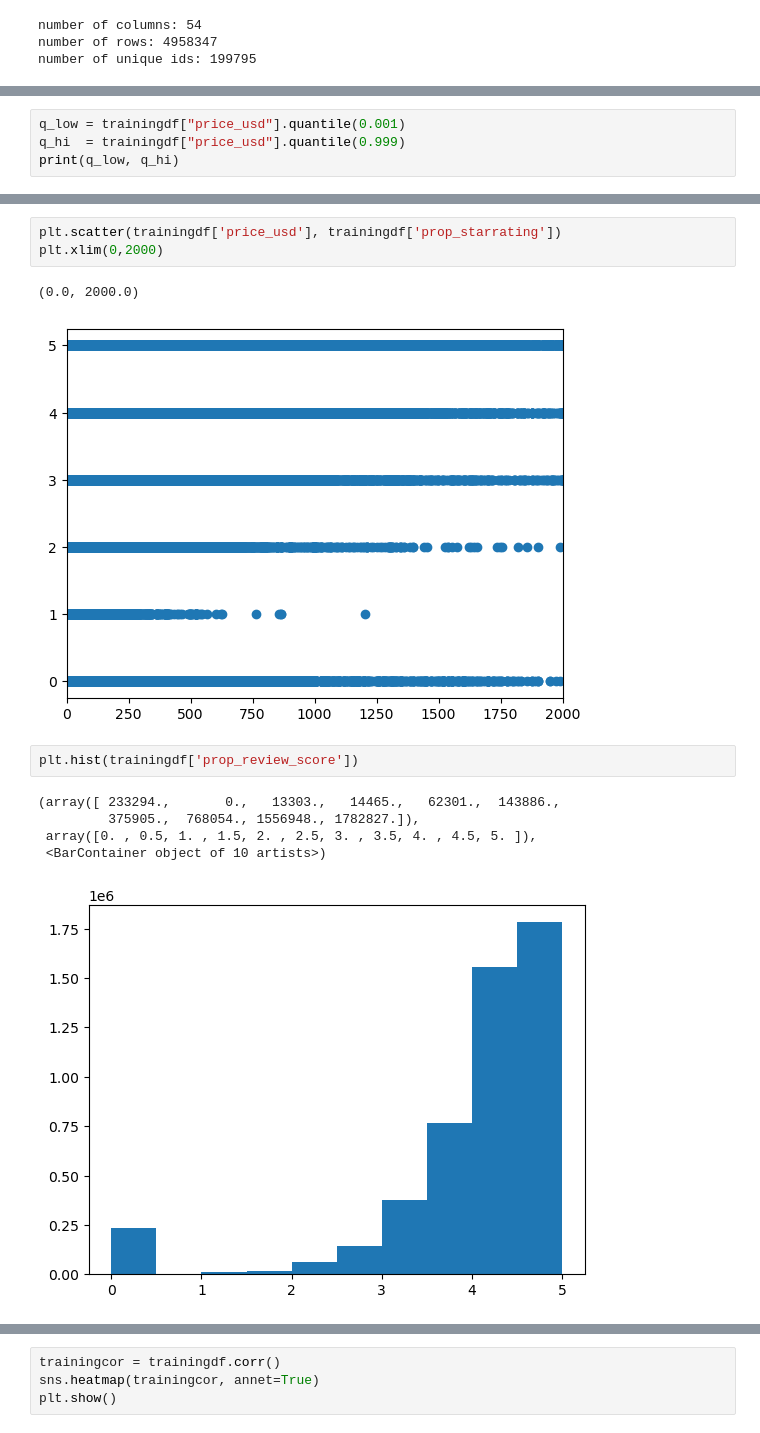
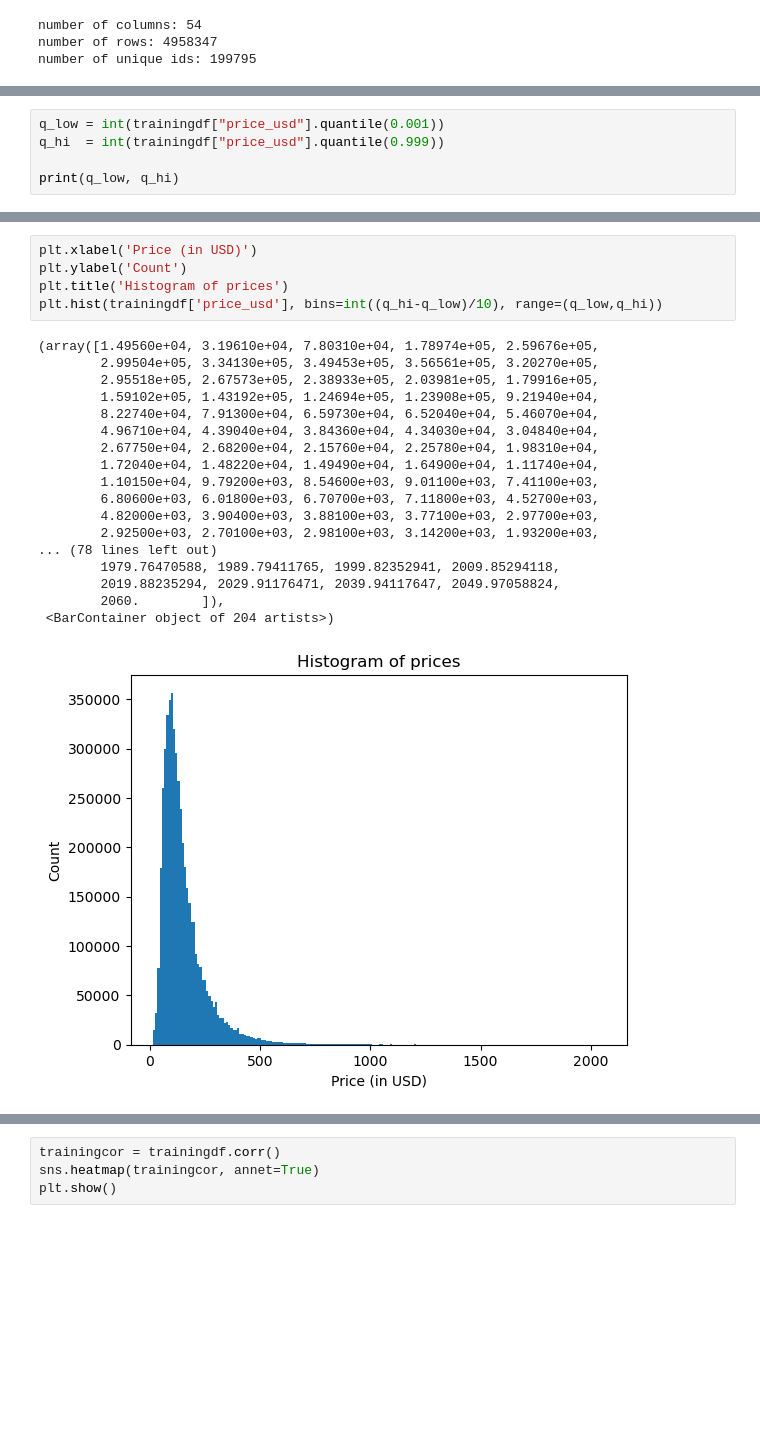
Before and after one commit to Revess/DMT2023_ass2, a Jupyter notebook: data_explanation.ipynb, the cells around one changed output, grey strips where cells are left out. Saved outputs shown, nothing was run; the diff lists cells and outputs as text; blank space fills up the shorter version.

```diff
--- a/data_explanation.ipynb
+++ b/data_explanation.ipynb
@@ -73,5 +64,6 @@ mean price: 254.20958985524828
 # %%
-q_low = trainingdf["price_usd"].quantile(0.001)
-q_hi  = trainingdf["price_usd"].quantile(0.999)
+q_low = int(trainingdf["price_usd"].quantile(0.001))
+q_hi  = int(trainingdf["price_usd"].quantile(0.999))
+
 print(q_low, q_hi)
 # %% [output]
@@ -95,14 +71,24 @@ plt.xlim(0,2000)
-# %%
-plt.scatter(trainingdf['price_usd'], trainingdf['prop_starrating'])
-plt.xlim(0,2000)
-# %% [output]
-(0.0, 2000.0)
-[figure, removed]
-# %%
-plt.hist(trainingdf['prop_review_score'])
-# %% [output]
-(array([ 233294.,       0.,   13303.,   14465.,   62301.,  143886.,
-         375905.,  768054., 1556948., 1782827.]),
- array([0. , 0.5, 1. , 1.5, 2. , 2.5, 3. , 3.5, 4. , 4.5, 5. ]),
- <BarContainer object of 10 artists>)
-[figure, removed]
+# %%
+plt.xlabel('Price (in USD)')
+plt.ylabel('Count')
+plt.title('Histogram of prices')
+plt.hist(trainingdf['price_usd'], bins=int((q_hi-q_low)/10), range=(q_low,q_hi))
+# %% [output]
+(array([1.49560e+04, 3.19610e+04, 7.80310e+04, 1.78974e+05, 2.59676e+05,
+        2.99504e+05, 3.34130e+05, 3.49453e+05, 3.56561e+05, 3.20270e+05,
+        2.95518e+05, 2.67573e+05, 2.38933e+05, 2.03981e+05, 1.79916e+05,
+        1.59102e+05, 1.43192e+05, 1.24694e+05, 1.23908e+05, 9.21940e+04,
+        8.22740e+04, 7.91300e+04, 6.59730e+04, 6.52040e+04, 5.46070e+04,
+        4.96710e+04, 4.39040e+04, 3.84360e+04, 4.34030e+04, 3.04840e+04,
+        2.67750e+04, 2.68200e+04, 2.15760e+04, 2.25780e+04, 1.98310e+04,
+        1.72040e+04, 1.48220e+04, 1.49490e+04, 1.64900e+04, 1.11740e+04,
+        1.10150e+04, 9.79200e+03, 8.54600e+03, 9.01100e+03, 7.41100e+03,
+        6.80600e+03, 6.01800e+03, 6.70700e+03, 7.11800e+03, 4.52700e+03,
+        4.82000e+03, 3.90400e+03, 3.88100e+03, 3.77100e+03, 2.97700e+03,
+        2.92500e+03, 2.70100e+03, 2.98100e+03, 3.14200e+03, 1.93200e+03,
+... (78 lines left out)
+        1979.76470588, 1989.79411765, 1999.82352941, 2009.85294118,
+        2019.88235294, 2029.91176471, 2039.94117647, 2049.97058824,
+        2060.        ]),
+ <BarContainer object of 204 artists>)
+[figure, added]
```
Also changed, not shown: parts of 12 cells of this notebook, 4 other files.
